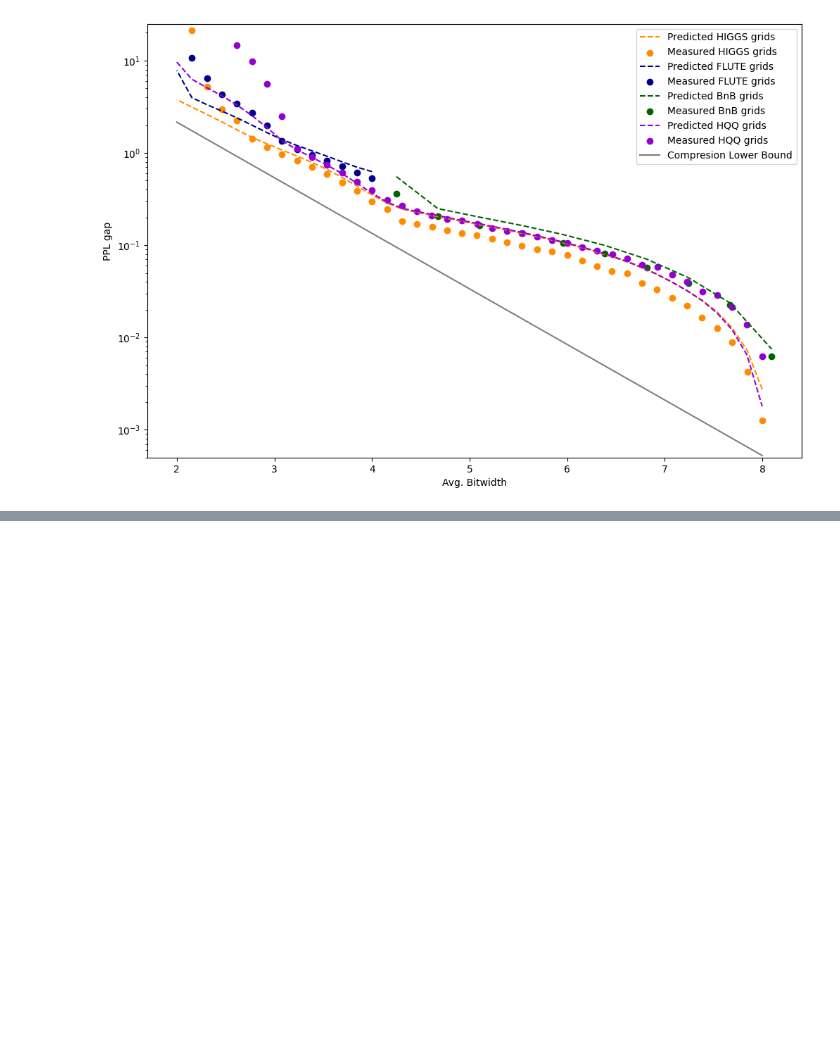
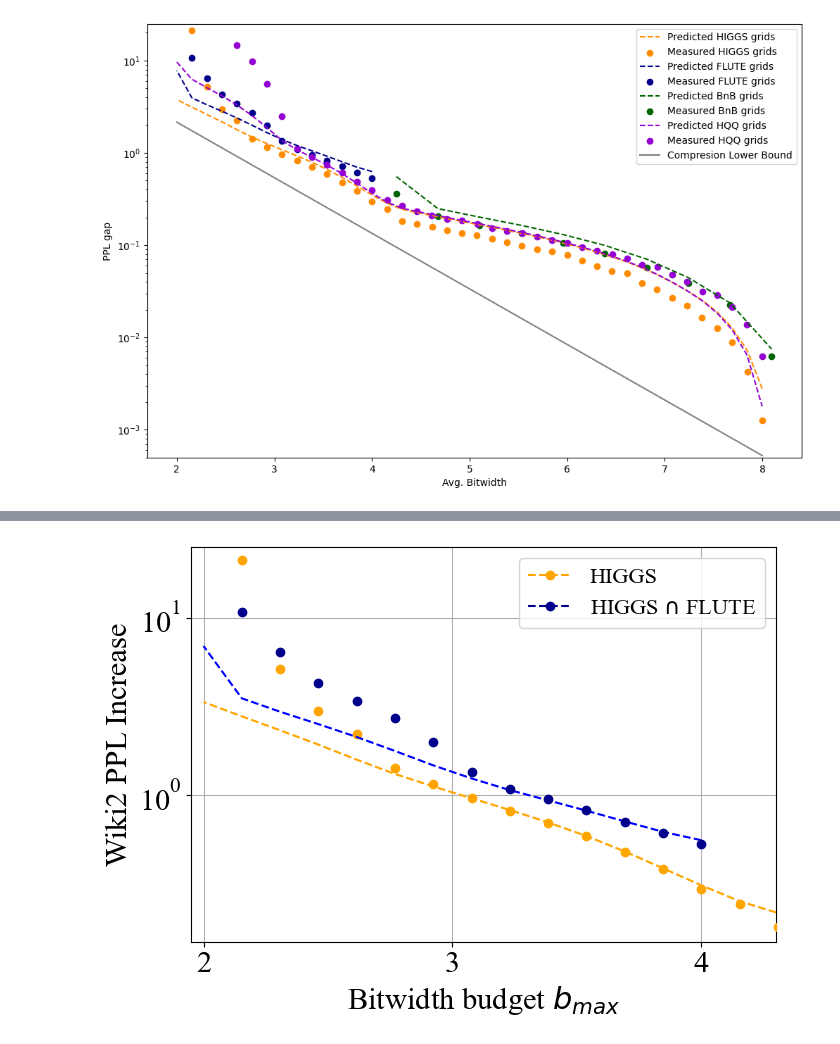
Before and after one commit to galqiwi/linear-layer-compression, a Jupyter notebook: Andrei/gptq/plots.ipynb, the cells around one changed output, grey strips where cells are left out. Drawn from its saved outputs; the diff is of its cells as text; code cells hidden in the pictures; blank space fills up the shorter version.

```diff
--- a/Andrei/gptq/plots.ipynb
+++ b/Andrei/gptq/plots.ipynb
@@ -1652 +1783,63 @@ fig.savefig("../blockwise_layerwise_ppl.pdf")
+# %%
+from matplotlib.ticker import MaxNLocator
+from matplotlib.lines import Line2D
+
+fig, ax = plt.subplots(1, 1, figsize=(7, 5))
+
+# Layerwise 2->4
+if RENORMALIZE:
+    NORMALIZATION = ref_sum_slope / sum(layerwise_slopes)
+else:
+    NORMALIZATION = 1
+bitwidths, ppl_gaps = get_bitwidths_ppl_gaps(higgs_layerwise_configurations, higgs_grids, layerwise_slopes, layerwise_weights)
+ax.plot(
+    bitwidths,
+    ppl_gaps * NORMALIZATION,
+    zorder=10,
+    linestyle="--", color="orange", label=f"Predicted HIGGS grids"
+)
+ax.scatter(
+    higgs_layerwise_bitwisths,
+    higgs_layerwise_ppls - np.min(rtn_ppls),
+    zorder=10,
+    color="orange", marker="o", label="Measured HIGGS grids"
+)
+bitwidths, ppl_gaps = get_bitwidths_ppl_gaps(flute_layerwise_configurations, flute_grids, layerwise_slopes, layerwise_weights)
+ax.plot(
+    bitwidths,
+    ppl_gaps * NORMALIZATION,
+    zorder=10,
+    linestyle="--", color="blue", label=f"Predicted FLUTE grids"
+)
+ax.scatter(
+    flute_layerwise_bitwisths,
+    flute_layerwise_ppls - np.min(rtn_ppls),
+    zorder=10,
+    color="darkblue", marker="o", label="Measured FLUTE grids"
+)
+
+custom_handles = [
+    Line2D([0], [0], color='orange', linestyle='--', marker='o', label='HIGGS'),
+    Line2D([0], [0], color='darkblue', linestyle='--', marker='o', label=r'HIGGS $\cap$ FLUTE'),
+    # Line2D([0], [0], color='darkviolet', linestyle='--', marker='o', label='HQQ'),
+    # Line2D([0], [0], color='red', linestyle='None', marker='*', markersize=10, label='GPTQ'),
+]
+ax.legend(handles=custom_handles, fontsize=16)
+ax.xaxis.set_major_locator(MaxNLocator(integer=True))
+ax.set_xlim(1.95, 4.30)
+ax.set_ylim(0.15, 25)
+ax.set_yscale('log')
+ax.set_xlabel(r"Bitwidth budget $b_{max}$", fontsize=22)
+ax.set_ylabel("Wiki2 PPL Increase", fontsize=22)
+
+ax.grid(True);
+# remove minor ticks
+ax.minorticks_off()
+ax.tick_params(labelsize=22)
+
+
+fig.tight_layout()
+fig.savefig("../layerwise_ppl.pdf")
+# %% [output]
+[figure, added]
 # %%
```
Also changed, not shown: parts of 10 cells of this notebook, 6 other files.
